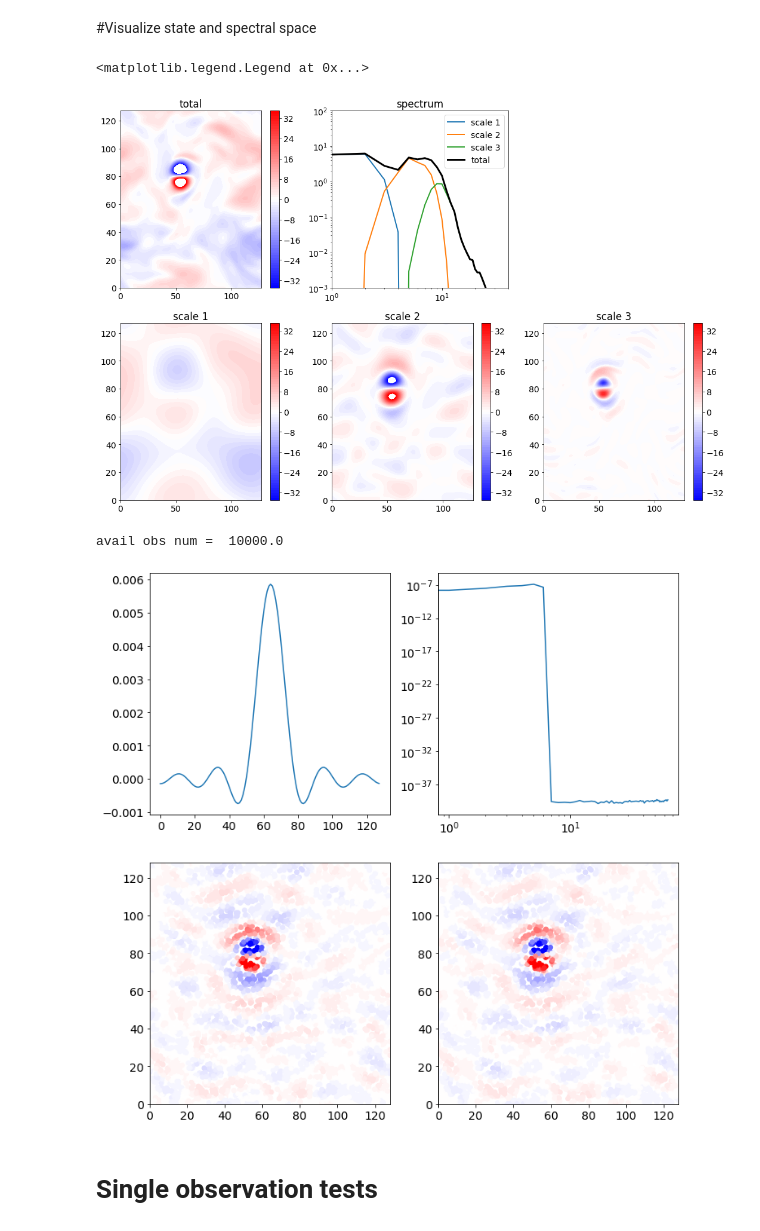
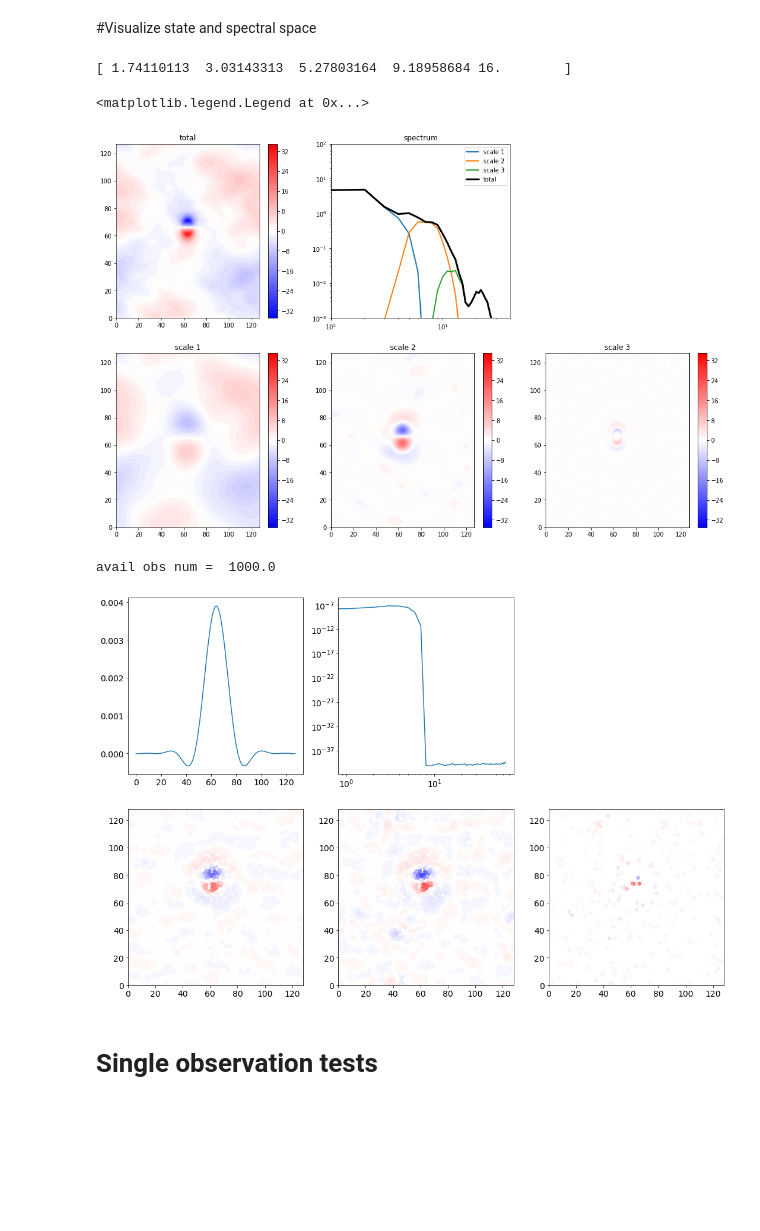
Before and after one commit to myying/rankine, a Jupyter notebook: demo.multiscale.DA.ipynb, the cells around one changed output. Saved outputs shown, nothing was run; the diff lists cells and outputs as text; code cells hidden in the pictures; blank space fills up the shorter version.

```diff
--- a/demo.multiscale.DA.ipynb
+++ b/demo.multiscale.DA.ipynb
@@ -590,26 +607,26 @@ plot_obs(ax, ni, nj, nv, Ys, Ymask, Yloc)
+# %%
+print(get_krange(5, ni, nj, nobs))
+# %% [output]
+[ 1.74110113  3.03143313  5.27803164  9.18958684 16.        ]
 # %%
 np.random.seed(1000)
 dx = 9000
-Xout = Xt[:, :, :, 10] #gen_vortex(ni, nj, nv, 35, 5, 0) + gen_random_flow(128, 128, 2, dx, 3, -3)
+Xout = Xt[:, :, :, 1] #gen_vortex(ni, nj, nv, 35, 5, 0) + gen_random_flow(128, 128, 2, dx, 3, -3)
 
-scales = (24, 8, 1)
 ni, nj, nv = Xout.shape
-ns = len(scales)
+ns = 3
 Xsc = np.zeros((ni, nj, nv, ns))
 
-plt.figure(figsize=(18,12))
-ax = plt.subplot(2,3,1)
+plt.figure(figsize=(18,18))
+ax = plt.subplot(3,3,1)
 c = ax.contourf(Xout[:, :, 0].T, np.arange(-35, 36), cmap='bwr')
 plt.colorbar(c)
 ax.set_title('total')
-ax1 = plt.subplot(2,3,2)
-for s in range(3):
-    #Xs = sharpen(coarsen(smooth(Xout, scales[s]), 1, 1), 1, 1)
-    #if s>0:
-    #    Xs -= smooth(Xout, scales[s-1])
-    Xs = sharpen(coarsen(spec_bandpass(Xout, (1.5,4,12), s), 1, 1), 1, 1)
+ax1 = plt.subplot(3,3,2)
+for s in range(ns):
+    Xs = get_scale(Xout, get_krange(ns, ni, nj, nobs), s)
     wn, pwr = pwr_spec(Xs)
-    ax = plt.subplot(2,3,s+4)
+    ax = plt.subplot(3,3,s+4)
     c = ax.contourf(Xs[:, :, 0].T, np.arange(-35, 36), cmap='bwr')
     plt.colorbar(c)
     ax.set_title('scale {}'.format(s+1))
@@ -622,49 +639,51 @@ ax1.set_title('spectrum')
 ax1.legend()
 # %% [output]
 <matplotlib.legend.Legend at 0x...>
-[figure, old version]
+[figure, new version]
 # %%
-Xout = Xb[:, :, :, 10, 10]
-krange = (5,6)
+Xout = Xb[:, :, :, 10, 0]
+
+nobs = 5000 #int(ni*nj/4)
+obs_range = 300
+krange = get_krange(3, ni, nj, nobs)
 s = 1
 ii, jj = np.mgrid[0:ni, 0:nj]
 
-nobs = 5000 #int(ni*nj/4)
-obs_range = 3000
 np.random.seed(0)
 Yloc = gen_obs_loc(ni, nj, nv, nobs)
 
 Ydist = np.sqrt((Yloc[0, :]-64)**2 + (Yloc[1, :]-64)**2)
 Ymask = np.zeros(nobs*nv)
 Ymask[np.where(Ydist<=obs_range)] = 1
-print('avail obs num = ', np.sum(Ymask))
-
 
 kx, ky = get_wn(Xout)
 kh = np.sqrt(kx**2 + ky**2)
 rh = lowpass_resp(kh, krange[0], krange[1])
 r = spec2grid(rh)
 wn, pwr = pwr_spec(r)
 
 plt.figure(figsize=(18,12))
 ax = plt.subplot(2,3,1)
 c = ax.plot(np.roll(r[:, 0, 0], 64))
 #plt.colorbar(c)
 ax = plt.subplot(2,3,2)
 ax.loglog(wn, pwr)
 
 X1 = get_scale(Xout, krange, s)
 Y1 = obs_interp2d(X1, Yloc)
 
 Yout = obs_interp2d(Xout, Yloc)
 Yout[np.where(Ymask==0)] = 0.0
 Y2 = obs_get_scale(ni, nj, nv, Yout, Ymask, Yloc, krange, s)
 
 plot_obs(plt.subplot(2,3,4), ni, nj, nv, Y1, Ymask, Yloc)
 plot_obs(plt.subplot(2,3,5), ni, nj, nv, Y2, Ymask, Yloc)
+nobs_assim = 1000
+plot_obs(plt.subplot(2,3,6), ni, nj, nv, Y2[0:nobs_assim], Ymask[0:nobs_assim], Yloc[:, 0:nobs_assim])
+print('avail obs num = ', np.sum(Ymask[0:nobs_assim]))
 # %% [output]
-avail obs num =  10000.0
+avail obs num =  1000.0
-[figure, old version]
+[figure, new version]
 # %% [markdown]
 # Single observation tests
 # %% [markdown]
```
Also changed, not shown: parts of 14 cells of this notebook, 3 other files.
